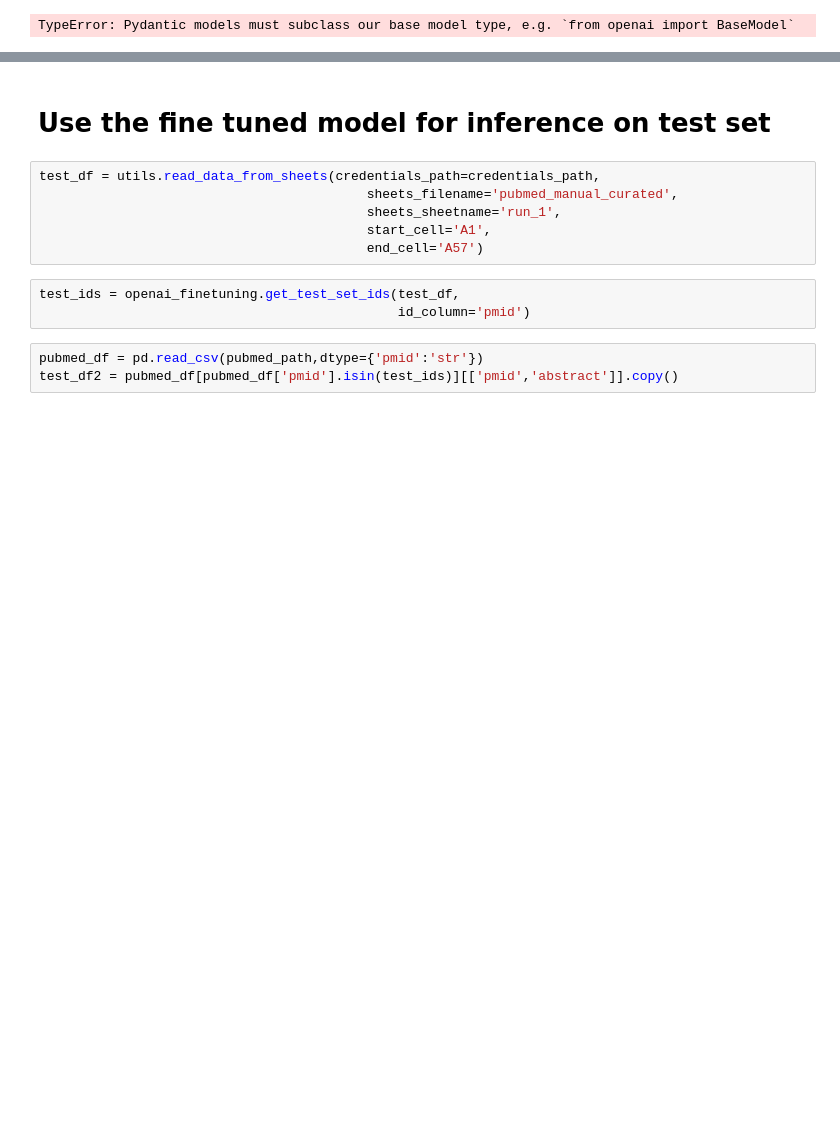
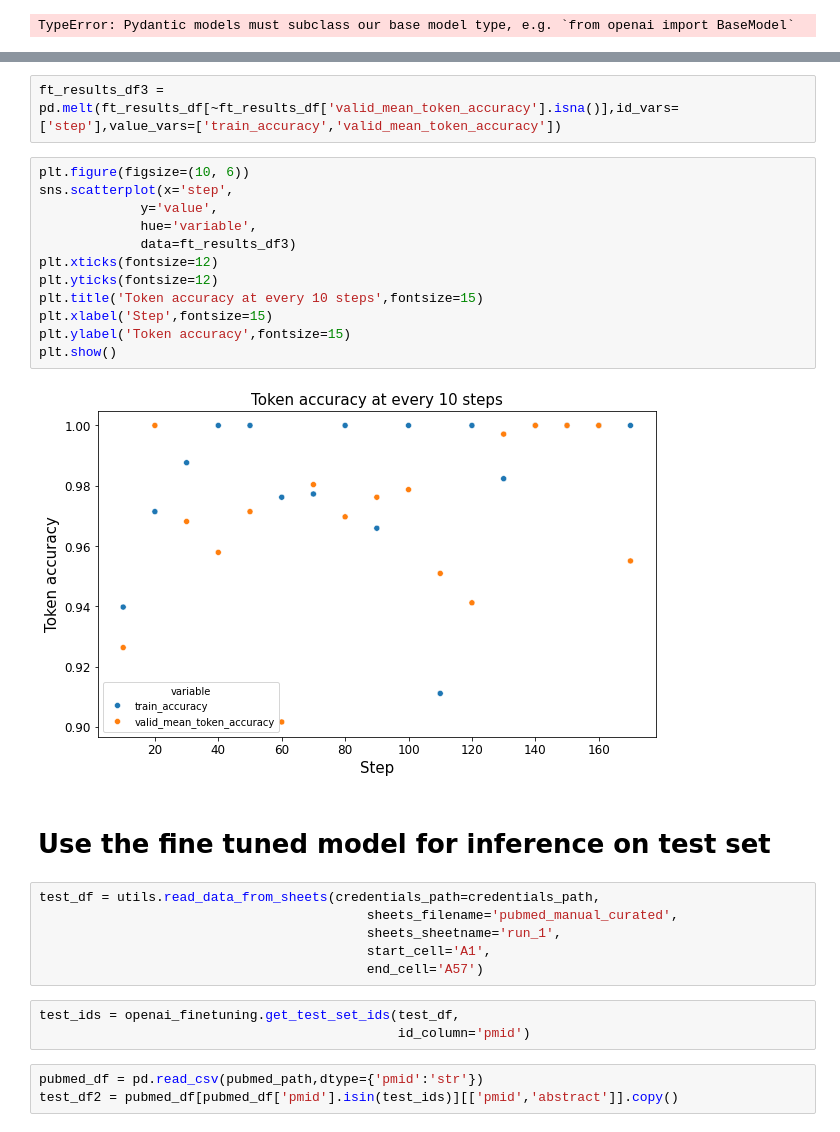
Before and after one commit to mparikh20/gen_ai_gh, a Jupyter notebook: notebooks/pubmed_finetuning.ipynb, the cells around one changed output, grey strips where cells are left out. Cells and saved outputs as stored; diff of their text form; blank space fills up the shorter version.

```diff
--- a/notebooks/pubmed_finetuning.ipynb
+++ b/notebooks/pubmed_finetuning.ipynb
@@ -487,14 +500,30 @@ plt.show()
+# %%
+ft_results_df3 = pd.melt(ft_results_df[~ft_results_df['valid_mean_token_accuracy'].isna()],id_vars=['step'],value_vars=['train_accuracy','valid_mean_token_accuracy'])
+# %%
+plt.figure(figsize=(10, 6))
+sns.scatterplot(x='step',
+             y='value',
+             hue='variable',
+             data=ft_results_df3)
+plt.xticks(fontsize=12)
+plt.yticks(fontsize=12)
+plt.title('Token accuracy at every 10 steps',fontsize=15)
+plt.xlabel('Step',fontsize=15)
+plt.ylabel('Token accuracy',fontsize=15)
+plt.show()
+# %% [output]
+[figure, added]
 # %% [markdown]
 # Use the fine tuned model for inference on test set
-# %%
-test_df = utils.read_data_from_sheets(credentials_path=credentials_path,
-                                          sheets_filename='pubmed_manual_curated',
-                                          sheets_sheetname='run_1',
-                                          start_cell='A1',
-                                          end_cell='A57')
-# %%
-test_ids = openai_finetuning.get_test_set_ids(test_df,
-                                              id_column='pmid')
+# %%
+test_df = utils.read_data_from_sheets(credentials_path=credentials_path,
+                                          sheets_filename='pubmed_manual_curated',
+                                          sheets_sheetname='run_1',
+                                          start_cell='A1',
+                                          end_cell='A57')
+# %%
+test_ids = openai_finetuning.get_test_set_ids(test_df,
+                                              id_column='pmid')
 # %%
 pubmed_df = pd.read_csv(pubmed_path,dtype={'pmid':'str'})
 test_df2 = pubmed_df[pubmed_df['pmid'].isin(test_ids)][['pmid','abstract']].copy()
```
Also changed, not shown: parts of 128 cells of this notebook.
